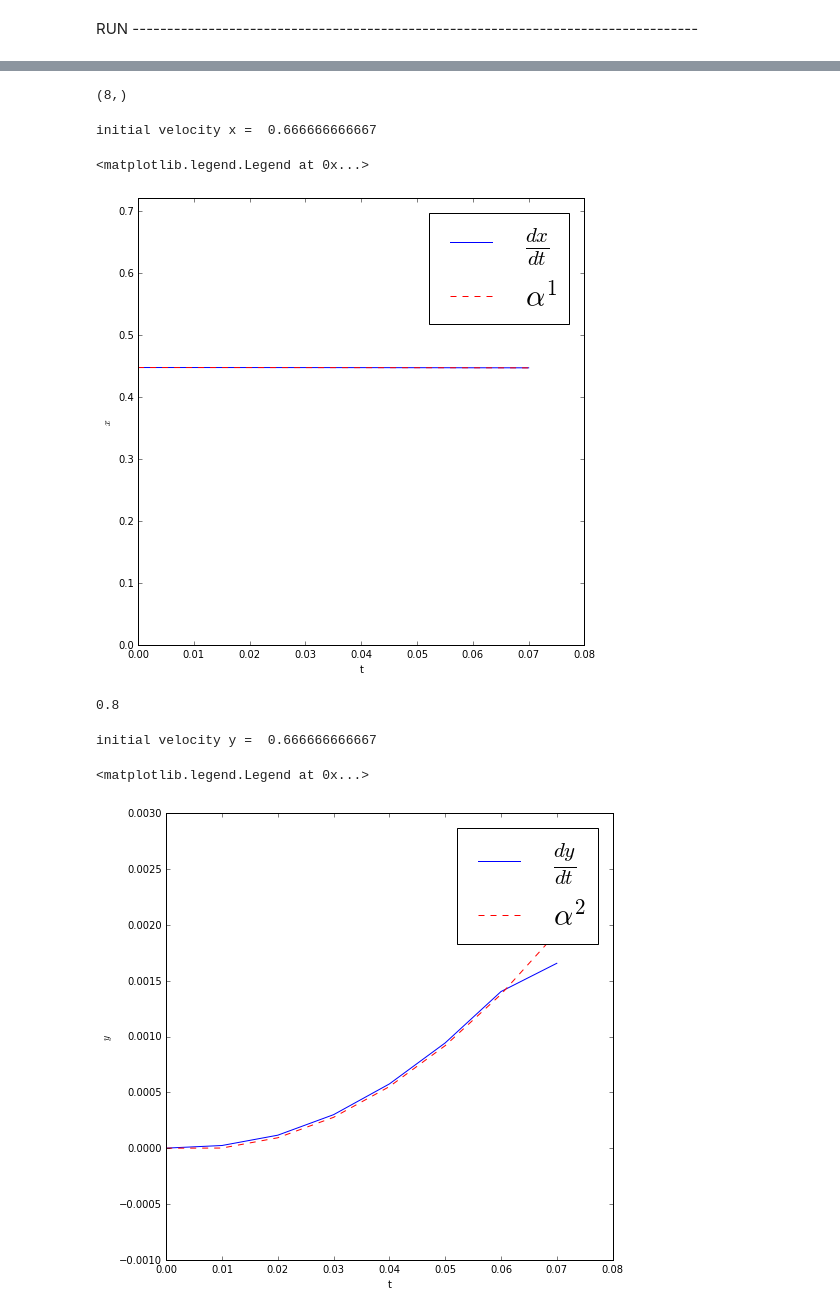
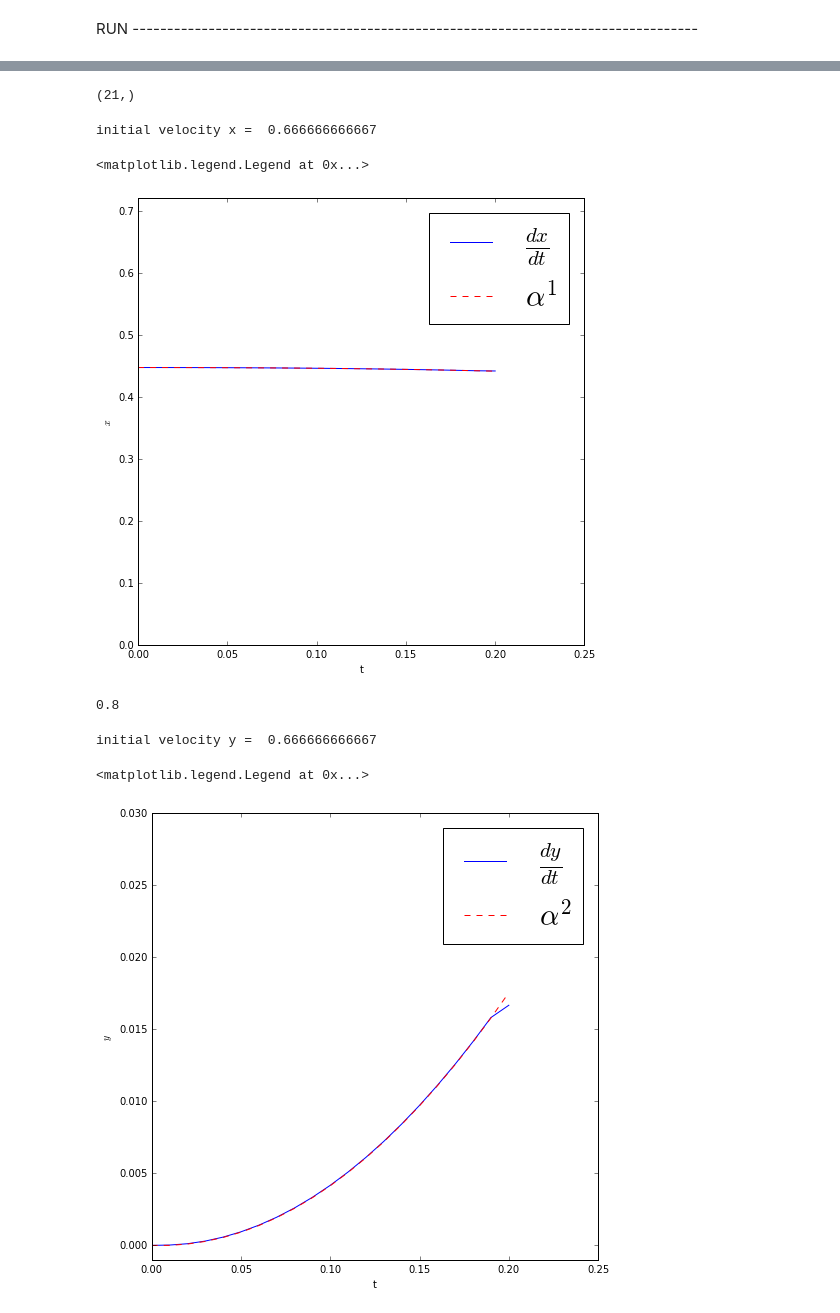
Before and after one commit to cabrer7/PyWignerCUDA2, a Jupyter notebook: instances/WignerDirac4D_64_64/X.ipynb, the cells around one changed output, grey strips where cells are left out. Drawn from its saved outputs; the diff is of its cells as text; code cells hidden in the pictures.

```diff
--- a/instances/WignerDirac4D_64_64/X.ipynb
+++ b/instances/WignerDirac4D_64_64/X.ipynb
@@ -33,7 +33,7 @@ class frame( GPU_WignerDirac4D ):
 
         self.skipFrames = 1
         self.dt         =   0.01
-        self.timeSteps  =   7
+        self.timeSteps  =   20
 
         # Phase space window
         self.p_y_amplitude = 2.5;          #axis 0
@@ -466,7 +464,7 @@ plt.legend(fontsize=20)
 # %%
 instance.average_x.shape
 # %% [output]
-(8,)
+(21,)
 # %%
 print 'initial velocity x = ', 2/np.sqrt( 1 + 2**2 + 2**2  )
 
@@ -482,7 +480,7 @@ plt.legend(fontsize=30)
 # %% [output]
 initial velocity x =  0.666666666667
 <matplotlib.legend.Legend at 0x...>
-[figure, old version]
+[figure, new version]
 # %%
 0.02*40
 # %% [output]
@@ -490,21 +488,21 @@ initial velocity x =  0.666666666667
 # %%
 print 'initial velocity y = ', 2/np.sqrt( 1 + 2**2 + 2**2  )
 
 plt.figure(figsize=(8,8))
 
 plt.plot(  instance.timeRange, np.gradient( instance.average_y , instance.dt )  , label="$\\frac{dy}{dt}$")
 #plt.plot( instance.average_p_x/instance.mass, 'r--' , label="$\\frac{p_x}{m}$")
 plt.plot( instance.timeRange, instance.average_Alpha_2 ,'r--', label="$\\alpha^2$")
 plt.ylabel("$y$")
 plt.xlabel("t")
 
-plt.ylim(-0.001,0.003)
+plt.ylim(-0.001,0.03)
 
 plt.legend(fontsize=30)
 # %% [output]
 initial velocity y =  0.666666666667
 <matplotlib.legend.Legend at 0x...>
-[figure, old version]
+[figure, new version]
 # %%
 DA = -instance.average_D_1_A_0 - instance.average_D_1_A_1 - instance.average_D_1_A_2
 
```
Also changed, not shown: parts of 14 cells of this notebook.
